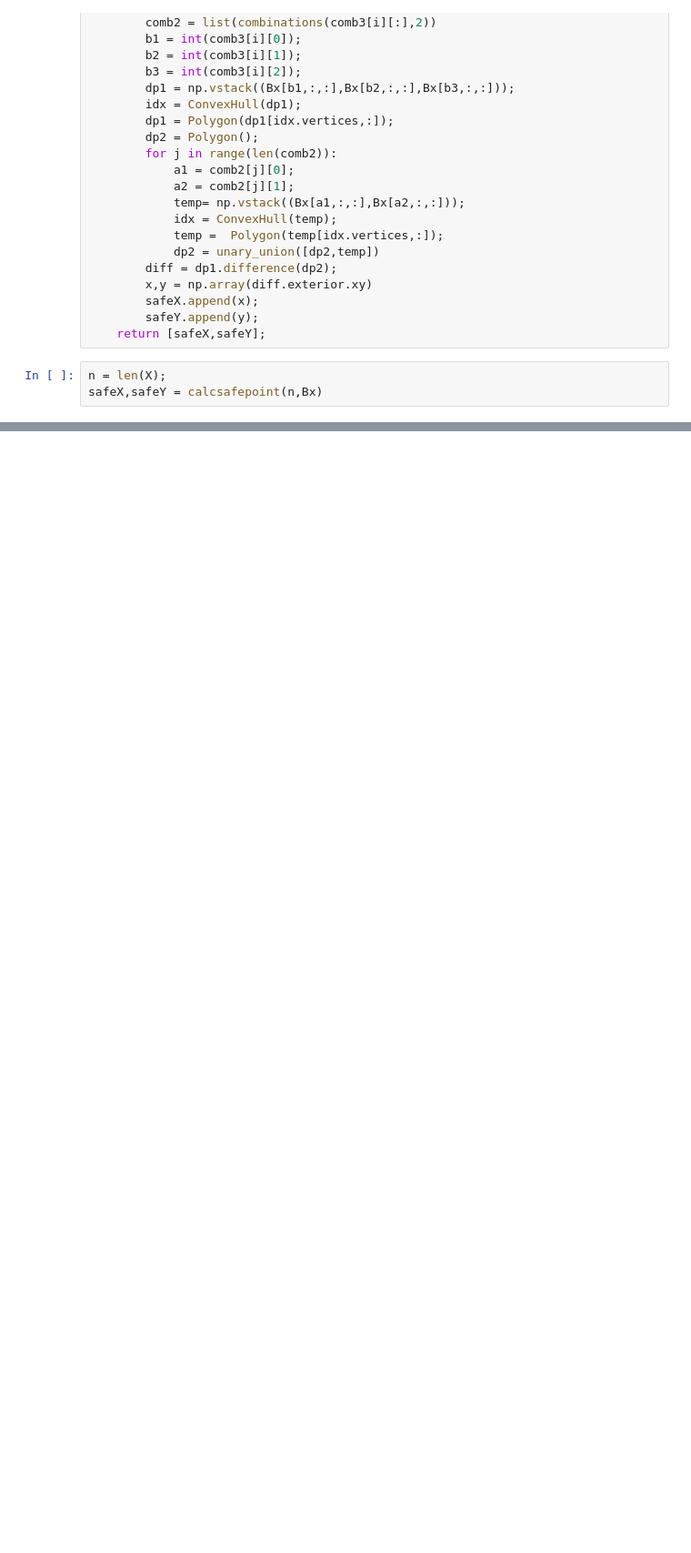
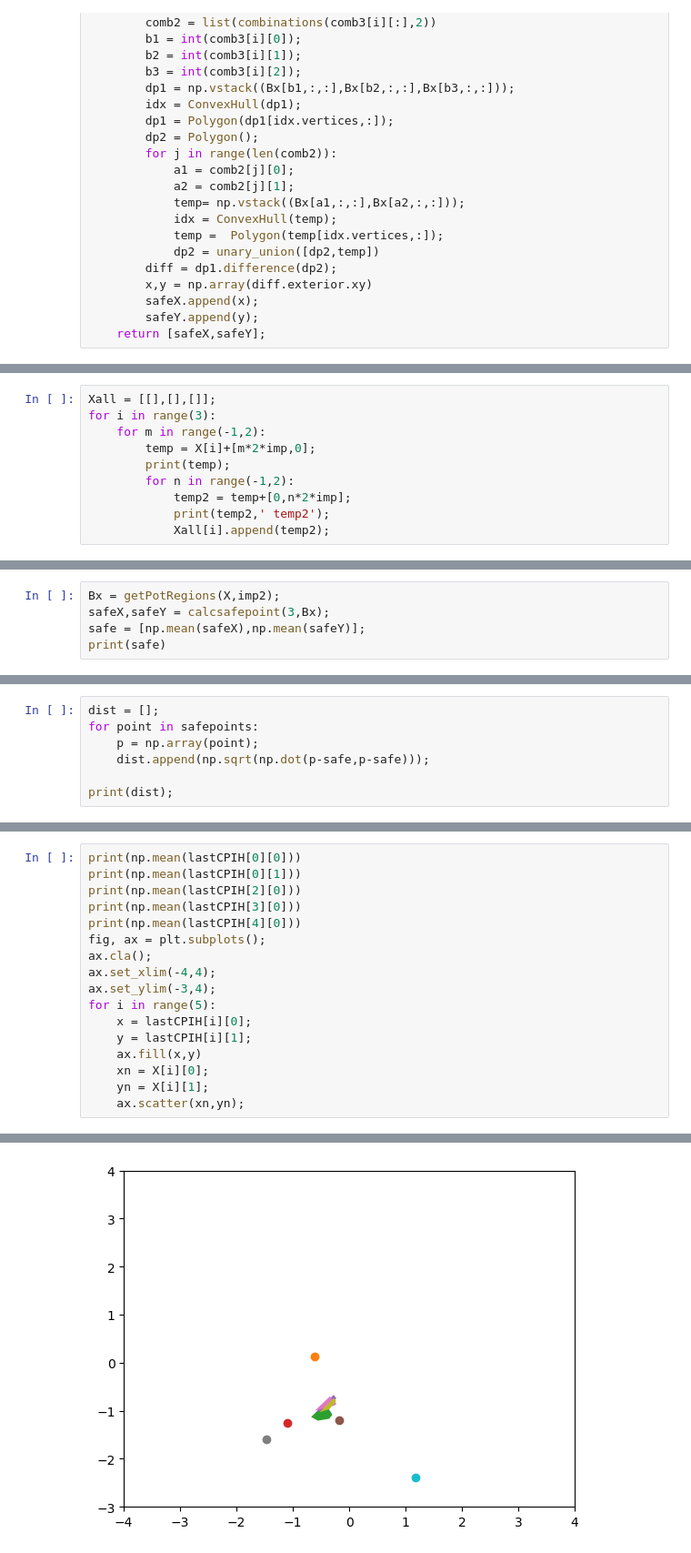
Before and after one commit to ChrisAshtonLee/ImprecisePoints, a Jupyter notebook: CPIH.ipynb, the cells around one changed output, grey strips where cells are left out. Shown at 91% size. Saved outputs shown, nothing was run; the diff lists cells and outputs as text; blank space fills up the shorter version.

```diff
--- a/CPIH.ipynb
+++ b/CPIH.ipynb
@@ -89,6 +78,3 @@ def calcsafepoint(n,Bx):
         safeX.append(x);
         safeY.append(y);
     return [safeX,safeY];
-# %%
-n = len(X);
-safeX,safeY = calcsafepoint(n,Bx)
@@ -142,0 +238,10 @@ ZeroDivisionError: division by zero
+# %%
+Xall = [[],[],[]];
+for i in range(3):
+    for m in range(-1,2):
+        temp = X[i]+[m*2*imp,0];
+        print(temp);
+        for n in range(-1,2):
+            temp2 = temp+[0,n*2*imp];
+            print(temp2,' temp2');
+            Xall[i].append(temp2);
@@ -142,0 +266,5 @@ ZeroDivisionError: division by zero
+# %%
+Bx = getPotRegions(X,imp2);
+safeX,safeY = calcsafepoint(3,Bx);
+safe = [np.mean(safeX),np.mean(safeY)];
+print(safe)
@@ -142,0 +273,7 @@ ZeroDivisionError: division by zero
+# %%
+dist = [];
+for point in safepoints:
+    p = np.array(point);
+    dist.append(np.sqrt(np.dot(p-safe,p-safe)));
+
+print(dist);
@@ -142,0 +379,18 @@ ZeroDivisionError: division by zero
+# %%
+print(np.mean(lastCPIH[0][0]))
+print(np.mean(lastCPIH[0][1]))
+print(np.mean(lastCPIH[2][0]))
+print(np.mean(lastCPIH[3][0]))
+print(np.mean(lastCPIH[4][0]))
+fig, ax = plt.subplots();
+ax.cla();
+ax.set_xlim(-4,4);
+ax.set_ylim(-3,4);
+for i in range(5):
+    x = lastCPIH[i][0];
+    y = lastCPIH[i][1];
+    ax.fill(x,y)
+    xn = X[i][0];
+    yn = X[i][1];
+    ax.scatter(xn,yn);
+# %% [output]
@@ -142,0 +402 @@ ZeroDivisionError: division by zero
+[figure, added]
```
Also changed, not shown: parts of 36 cells of this notebook.
